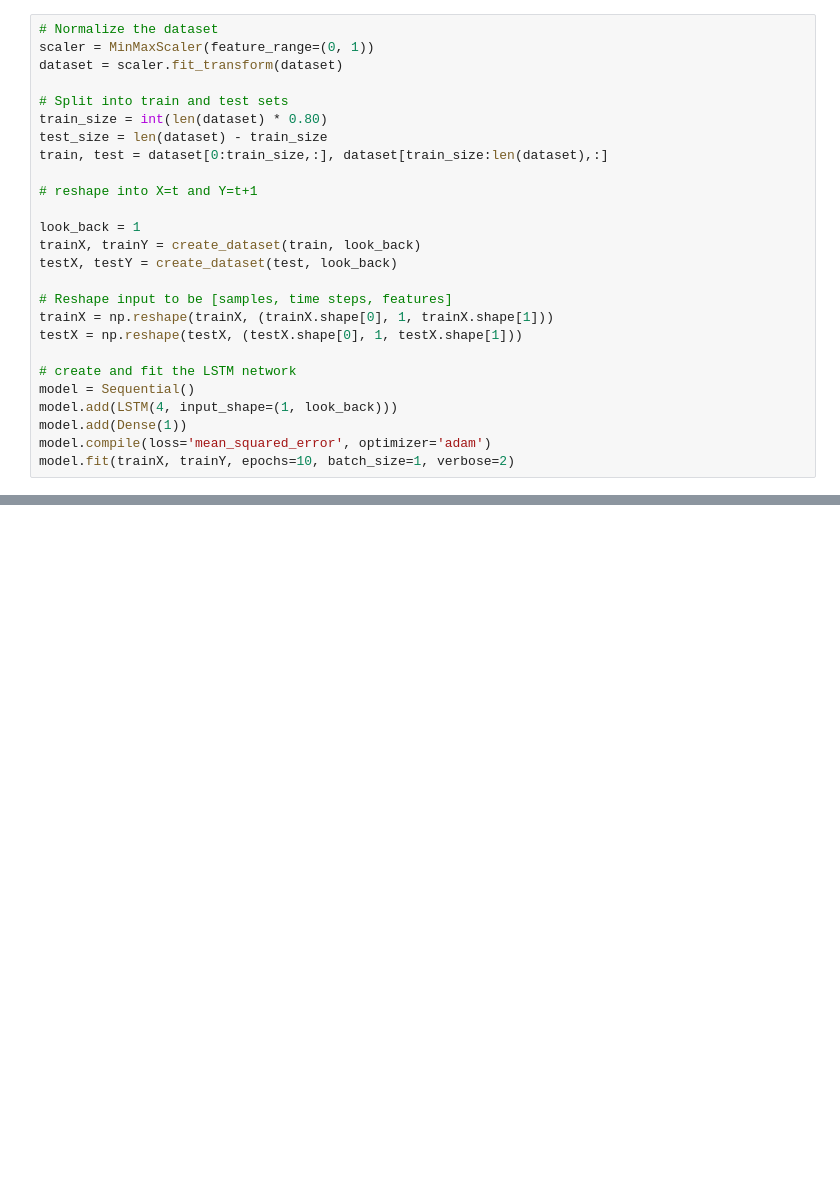
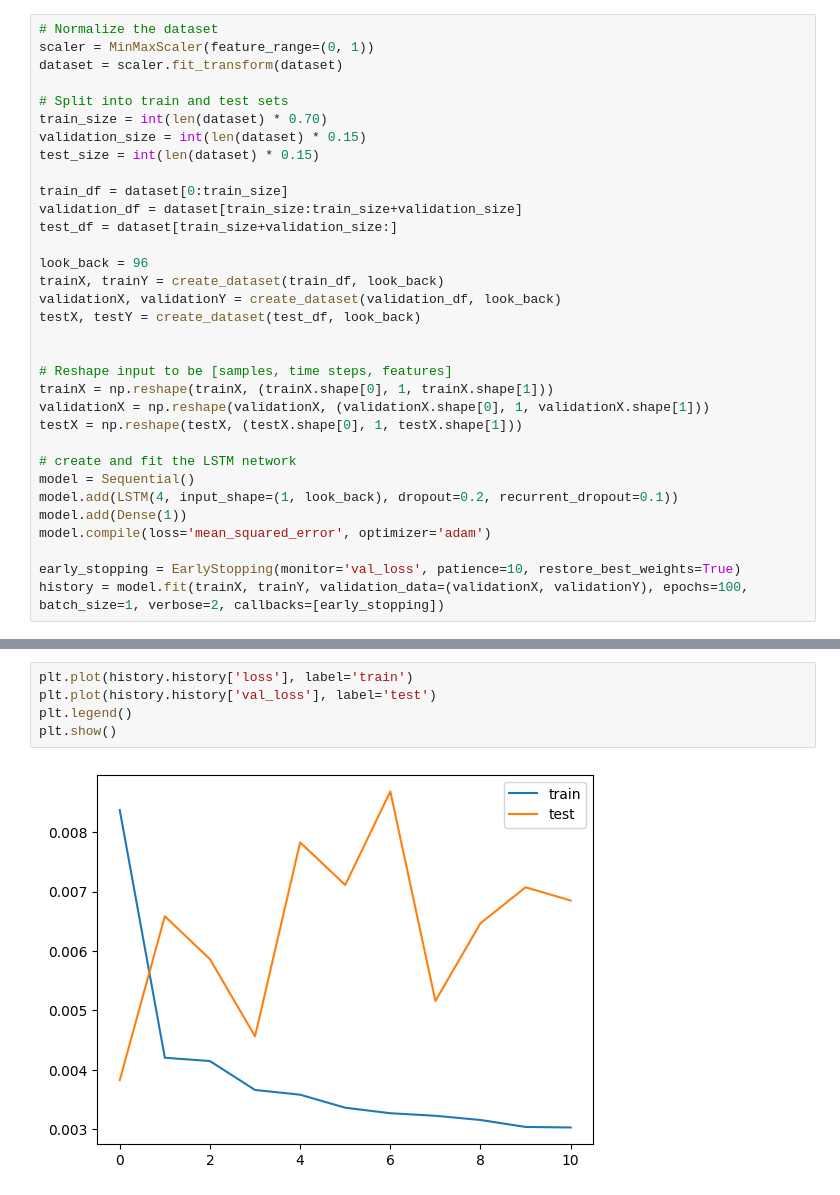
Before and after one commit to vsjostro/parking-prediction, a Jupyter notebook: lstm/lstm_test.ipynb, the cells around one changed output, grey strips where cells are left out. Drawn from its saved outputs; the diff is of its cells as text; blank space fills up the shorter version.

```diff
--- a/lstm/lstm_test.ipynb
+++ b/lstm/lstm_test.ipynb
@@ -31,24 +62,31 @@ scaler = MinMaxScaler(feature_range=(0, 1))
 dataset = scaler.fit_transform(dataset)
 
 # Split into train and test sets
-train_size = int(len(dataset) * 0.80)
-test_size = len(dataset) - train_size
-train, test = dataset[0:train_size,:], dataset[train_size:len(dataset),:]
+train_size = int(len(dataset) * 0.70)
+validation_size = int(len(dataset) * 0.15)
+test_size = int(len(dataset) * 0.15)
 
-# reshape into X=t and Y=t+1
+train_df = dataset[0:train_size]
+validation_df = dataset[train_size:train_size+validation_size]
+test_df = dataset[train_size+validation_size:]
 
-look_back = 1
-trainX, trainY = create_dataset(train, look_back)
-testX, testY = create_dataset(test, look_back)
+look_back = 96
+trainX, trainY = create_dataset(train_df, look_back)
+validationX, validationY = create_dataset(validation_df, look_back)
+testX, testY = create_dataset(test_df, look_back)
+
 
 # Reshape input to be [samples, time steps, features]
 trainX = np.reshape(trainX, (trainX.shape[0], 1, trainX.shape[1]))
+validationX = np.reshape(validationX, (validationX.shape[0], 1, validationX.shape[1]))
 testX = np.reshape(testX, (testX.shape[0], 1, testX.shape[1]))
 
 # create and fit the LSTM network
 model = Sequential()
-model.add(LSTM(4, input_shape=(1, look_back)))
+model.add(LSTM(4, input_shape=(1, look_back), dropout=0.2, recurrent_dropout=0.1))
 model.add(Dense(1))
 model.compile(loss='mean_squared_error', optimizer='adam')
-model.fit(trainX, trainY, epochs=10, batch_size=1, verbose=2)
+
+early_stopping = EarlyStopping(monitor='val_loss', patience=10, restore_best_weights=True)
+history = model.fit(trainX, trainY, validation_data=(validationX, validationY), epochs=100, batch_size=1, verbose=2, callbacks=[early_stopping])
 # %% [output]
@@ -115,0 +111,7 @@ Test Score: 4.74 RMSE
+# %%
+plt.plot(history.history['loss'], label='train')
+plt.plot(history.history['val_loss'], label='test')
+plt.legend()
+plt.show()
+# %% [output]
+[figure, added]
```
Also changed, not shown: parts of 4 cells of this notebook, 13 other files.
